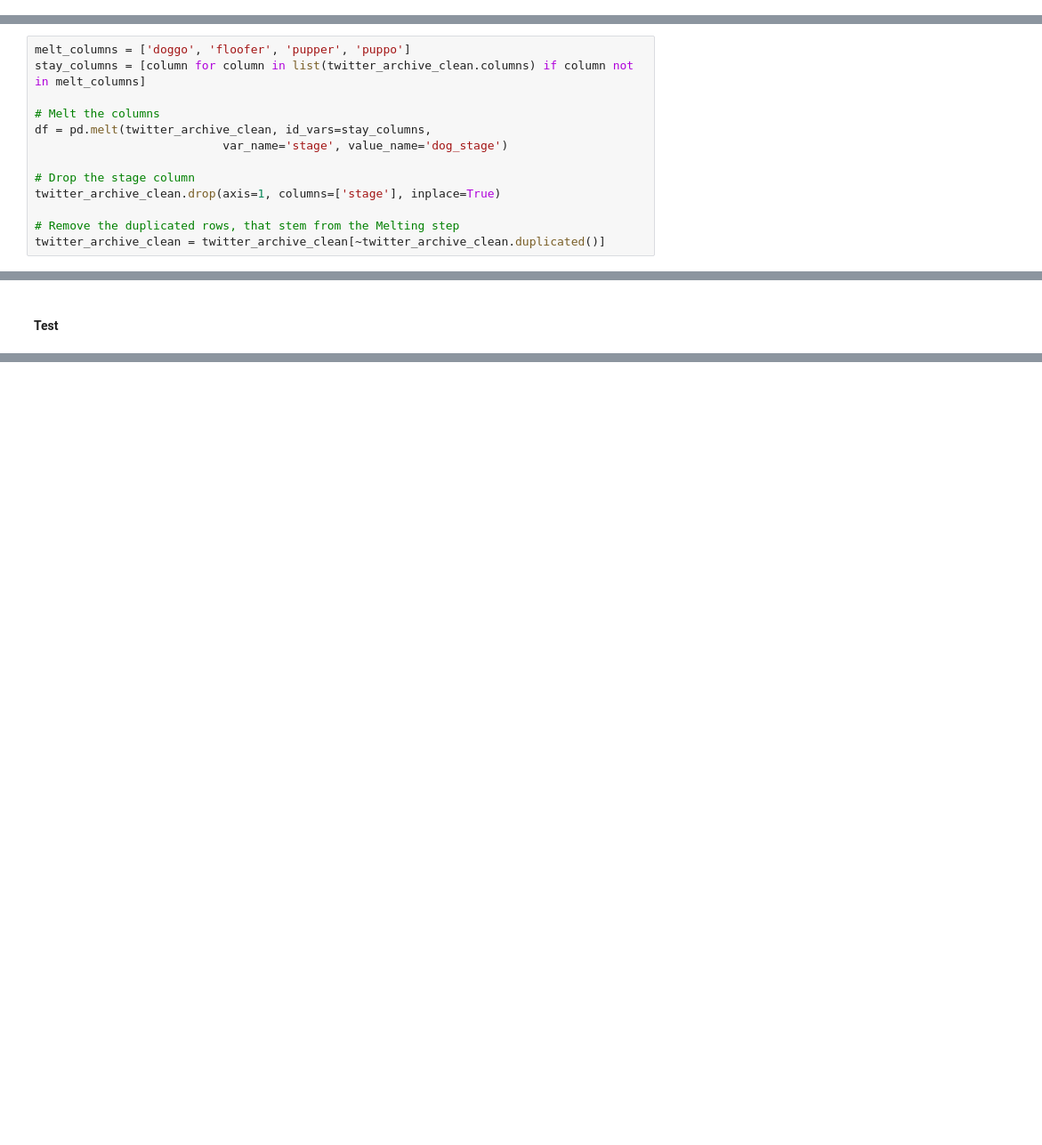
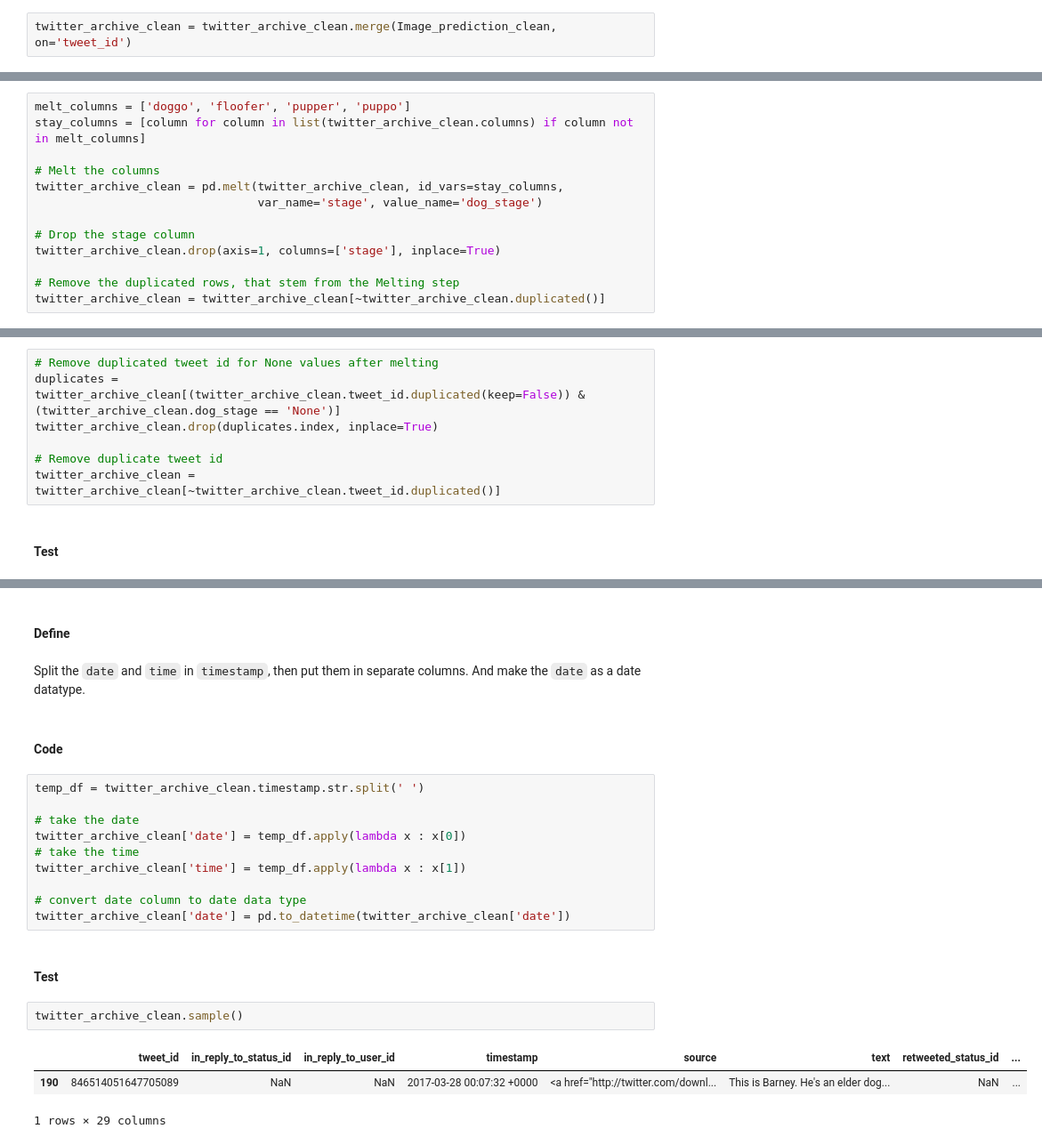
Before and after one commit to Faisal-AlDhuwayhi/Wrangle-and-Analyze-Data, a Jupyter notebook: wrangle_act.ipynb, the cells around one changed output, grey strips where cells are left out. Shown at 89% size. Saved outputs shown, nothing was run; the diff lists cells and outputs as text; blank space fills up the shorter version.

```diff
--- a/wrangle_act.ipynb
+++ b/wrangle_act.ipynb
@@ -429,0 +455,2 @@ Index(['tweet_id', 'jpg_url', 'img_num', 'p1', 'p1_conf', 'p1_dog'], dtype='obje
+# %%
+twitter_archive_clean = twitter_archive_clean.merge(Image_prediction_clean, on='tweet_id')
@@ -440,8 +489,8 @@ melt_columns = ['doggo', 'floofer', 'pupper', 'puppo']
 stay_columns = [column for column in list(twitter_archive_clean.columns) if column not in melt_columns]
 
 # Melt the columns
-df = pd.melt(twitter_archive_clean, id_vars=stay_columns,
-                           var_name='stage', value_name='dog_stage')
+twitter_archive_clean = pd.melt(twitter_archive_clean, id_vars=stay_columns,
+                                var_name='stage', value_name='dog_stage')
 
 # Drop the stage column
 twitter_archive_clean.drop(axis=1, columns=['stage'], inplace=True)
@@ -467,3 +500,10 @@ df[df.dog_stage != 'None']
+# %%
+# Remove duplicated tweet id for None values after melting
+duplicates = twitter_archive_clean[(twitter_archive_clean.tweet_id.duplicated(keep=False)) & (twitter_archive_clean.dog_stage == 'None')]
+twitter_archive_clean.drop(duplicates.index, inplace=True)
+
+# Remove duplicate tweet id
+twitter_archive_clean = twitter_archive_clean[~twitter_archive_clean.tweet_id.duplicated()]
 # %% [markdown]
 #### Test
 # %%
@@ -497,0 +521,24 @@ list(twitter_archive_clean.columns)
+# %% [markdown]
+#### Define
+# %% [markdown]
+Split the `date` and `time` in `timestamp`, then put them in separate columns. And make the `date` as a date datatype.
+# %% [markdown]
+#### Code
+# %%
+temp_df = twitter_archive_clean.timestamp.str.split(' ')
+
+# take the date
+twitter_archive_clean['date'] = temp_df.apply(lambda x : x[0])
+# take the time
+twitter_archive_clean['time'] = temp_df.apply(lambda x : x[1])
+
+# convert date column to date data type
+twitter_archive_clean['date'] = pd.to_datetime(twitter_archive_clean['date'])
+# %% [markdown]
+#### Test
+# %%
+twitter_archive_clean.sample()
+# %% [output]
+|  | tweet_id | in_reply_to_status_id | in_reply_to_user_id | timestamp | source | text | retweeted_status_id | ... |
+| 190 | 846514051647705089 | NaN | NaN | 2017-03-28 00:07:32 +0000 | <a href="http://twitter.com/downl... | This is Barney. He's an elder dog... | NaN | ... |
+1 rows × 29 columns
```
Also changed, not shown: parts of 109 cells of this notebook, 1 other file.
